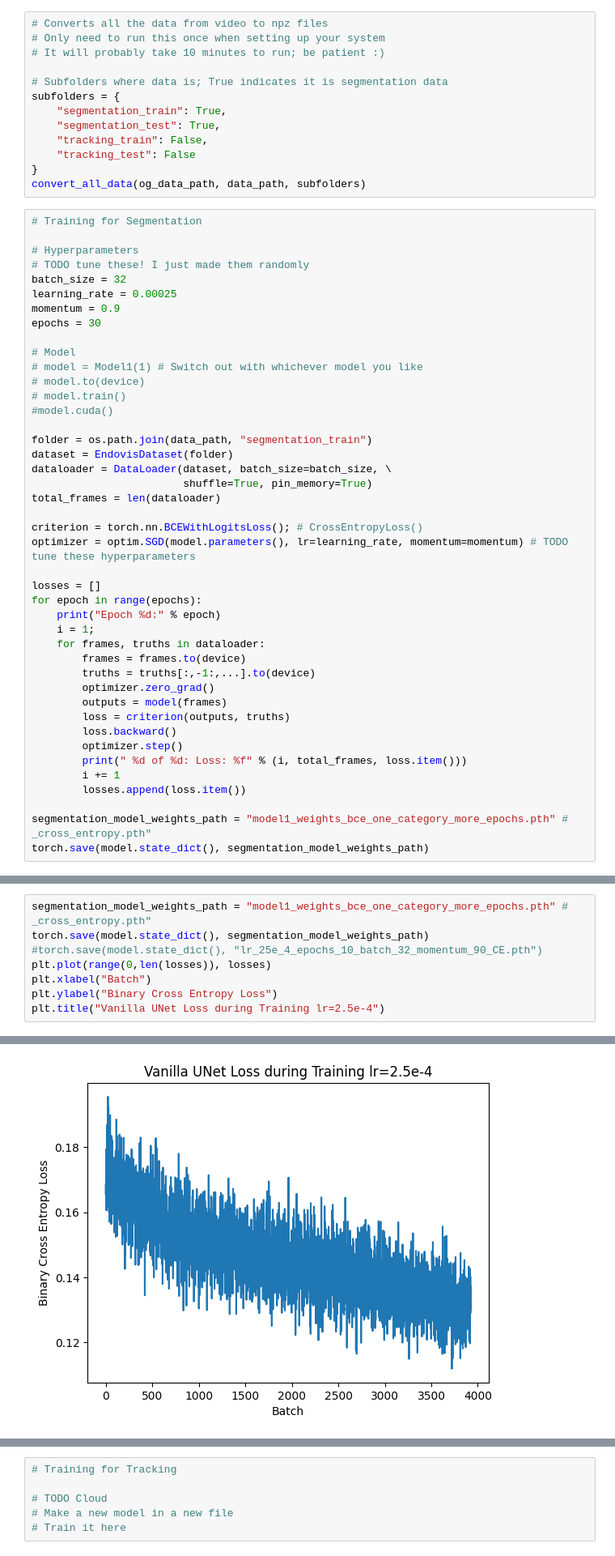
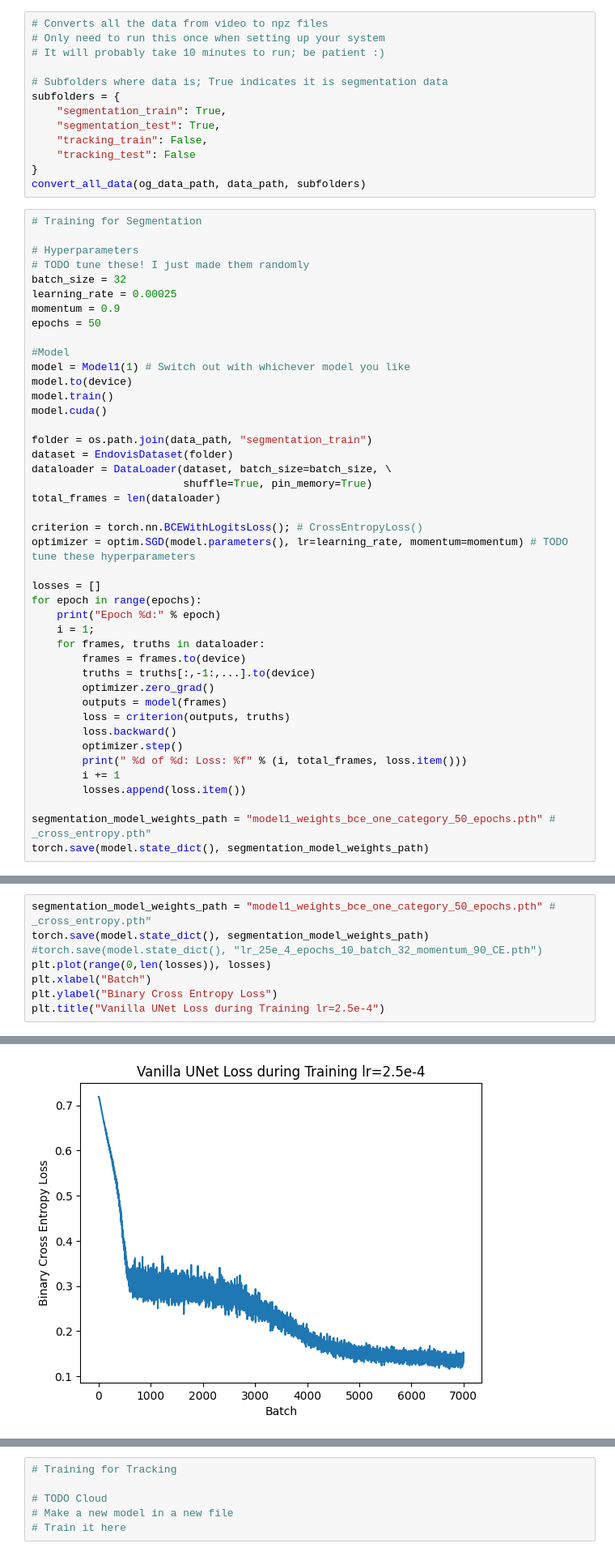
Before and after one commit to akrho19/CS_7643_project, a Jupyter notebook: main.ipynb, the cells around one changed output, grey strips where cells are left out. Shown at 81% size. Saved outputs shown, nothing was run; the diff lists cells and outputs as text.

```diff
--- a/main.ipynb
+++ b/main.ipynb
@@ -54,13 +55,13 @@ convert_all_data(og_data_path, data_path, subfolders)
 batch_size = 32
 learning_rate = 0.00025
 momentum = 0.9
-epochs = 30
+epochs = 50
 
-# Model
-# model = Model1(1) # Switch out with whichever model you like
-# model.to(device)
-# model.train()
-#model.cuda()
+#Model
+model = Model1(1) # Switch out with whichever model you like
+model.to(device)
+model.train()
+model.cuda()
 
 folder = os.path.join(data_path, "segmentation_train")
 dataset = EndovisDataset(folder)
@@ -87,7 +88,7 @@ for epoch in range(epochs):
         i += 1
         losses.append(loss.item())
 
-segmentation_model_weights_path = "model1_weights_bce_one_category_more_epochs.pth" # _cross_entropy.pth"
+segmentation_model_weights_path = "model1_weights_bce_one_category_50_epochs.pth" # _cross_entropy.pth"
 torch.save(model.state_dict(), segmentation_model_weights_path)
 # %% [output]
 Epoch 0:
@@ -111,13 +111,13 @@ KeyboardInterrupt:
 # %%
-segmentation_model_weights_path = "model1_weights_bce_one_category_more_epochs.pth" # _cross_entropy.pth"
+segmentation_model_weights_path = "model1_weights_bce_one_category_50_epochs.pth" # _cross_entropy.pth"
 torch.save(model.state_dict(), segmentation_model_weights_path)
 #torch.save(model.state_dict(), "lr_25e_4_epochs_10_batch_32_momentum_90_CE.pth")
 plt.plot(range(0,len(losses)), losses)
 plt.xlabel("Batch")
 plt.ylabel("Binary Cross Entropy Loss")
 plt.title("Vanilla UNet Loss during Training lr=2.5e-4")
 # %% [output]
 Text(0.5, 1.0, 'Vanilla UNet Loss during Training lr=2.5e-4')
-[figure, old version]
+[figure, new version]
 # %%
 # Testing for Segmentation
```
Also changed, not shown: parts of 9 cells of this notebook, 1 other file.
